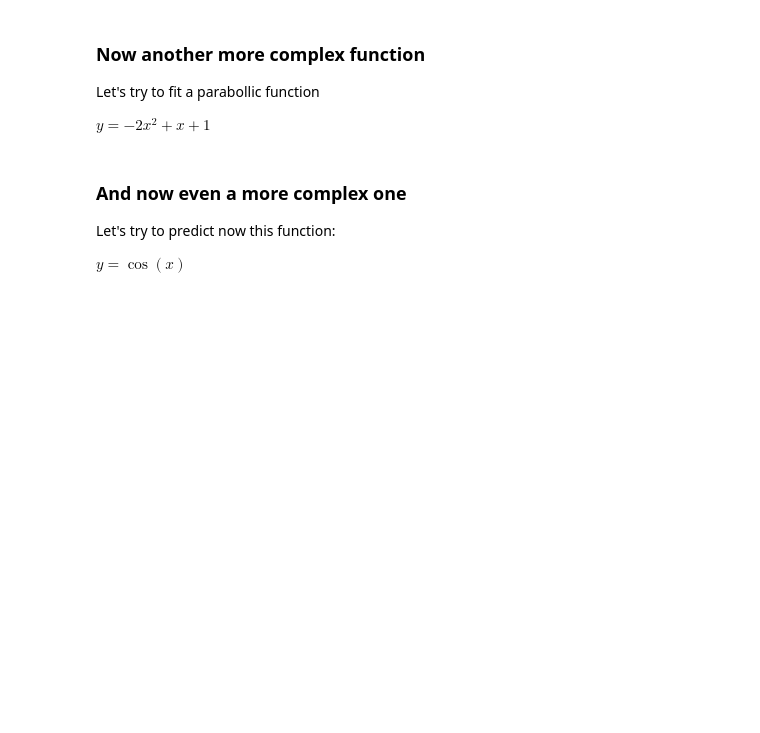
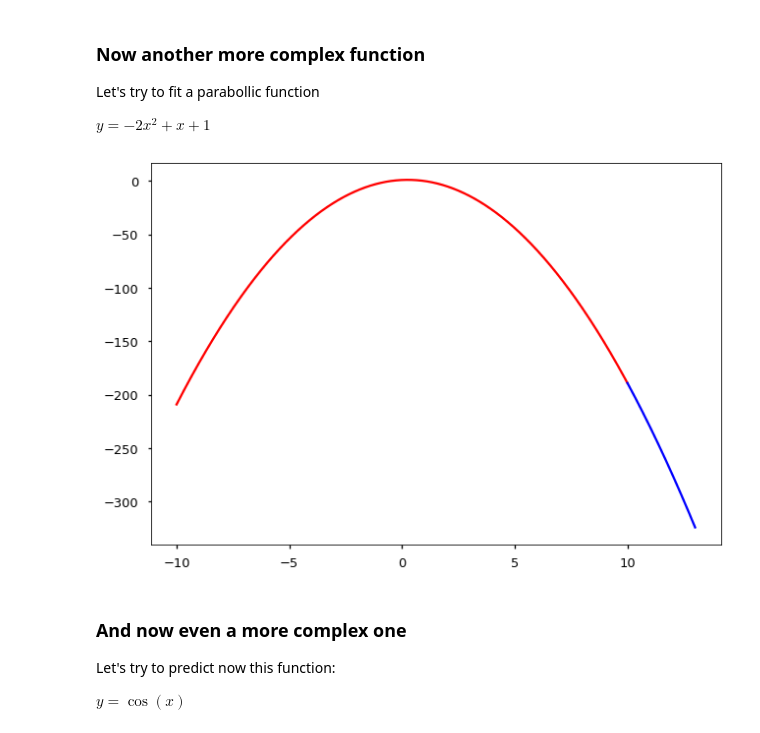
Before and after one commit to Hordasclon/DS_KSCHOOL, a Jupyter notebook: 01_Intro_Deep_Learning_before_class.ipynb, the cells around one changed output. Saved outputs shown, nothing was run; the diff lists cells and outputs as text; code cells hidden in the pictures; blank space fills up the shorter version.

```diff
--- a/01_Intro_Deep_Learning_before_class.ipynb
+++ b/01_Intro_Deep_Learning_before_class.ipynb
@@ -202,6 +305,18 @@ plot(x_train, y_train)
 Let's try to fit a parabollic function
 
 $\displaystyle y = -2x^2 + x + 1$
+# %%
+def f(x): return -2*x**2+x+1
+# %%
+x_train = np.linspace(-10, 10, 5000)
+x_test = np.linspace(10, 13, 5000)
+y_train=f(x_train)
+y_test=f(x_test)
+plt.plot(x_train,y_train,'r')
+plt.plot(x_test,y_test,'b')
+plt.show()
+# %% [output]
+[figure, added]
 # %% [markdown]
 ### And now even a more complex one
 
```
Also changed, not shown: parts of 12 cells of this notebook.
